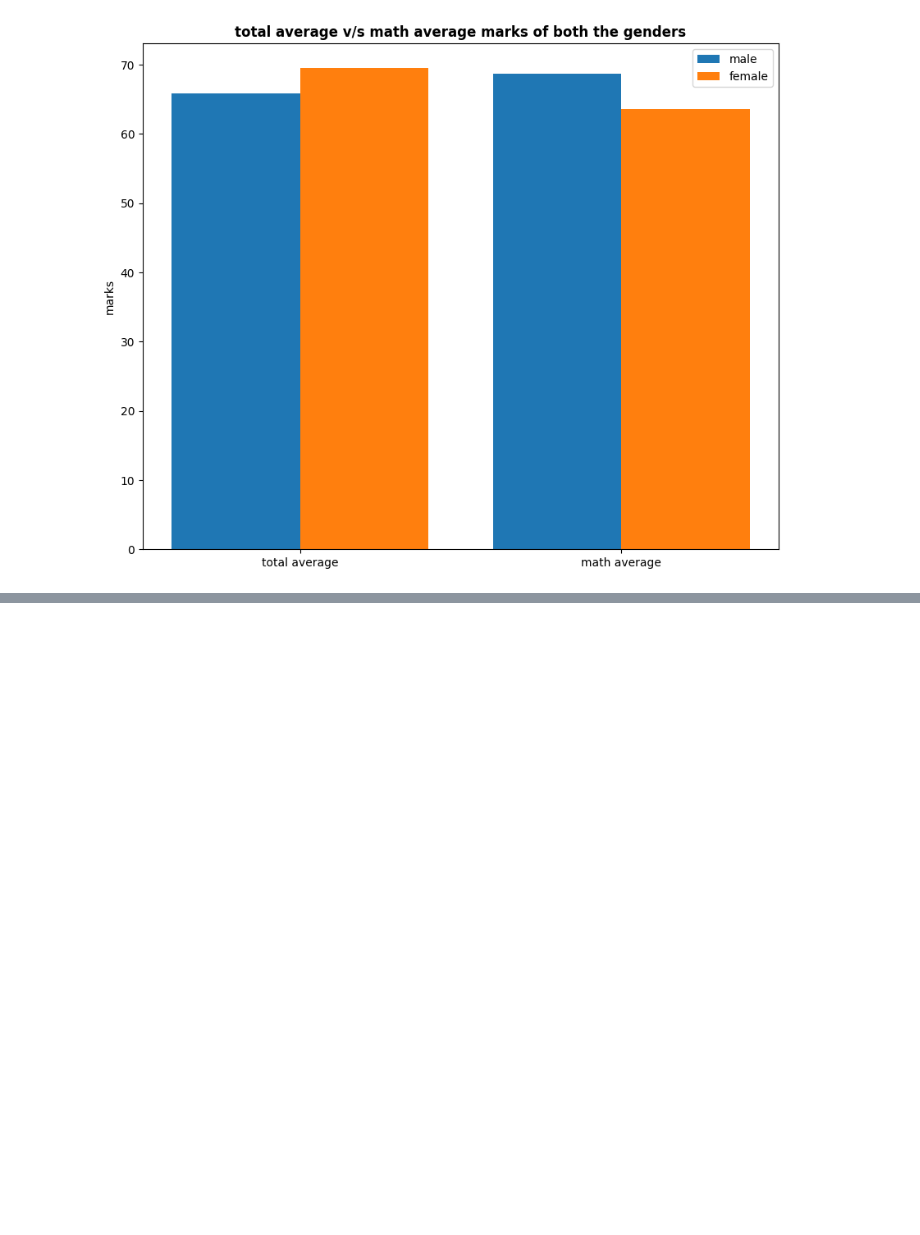
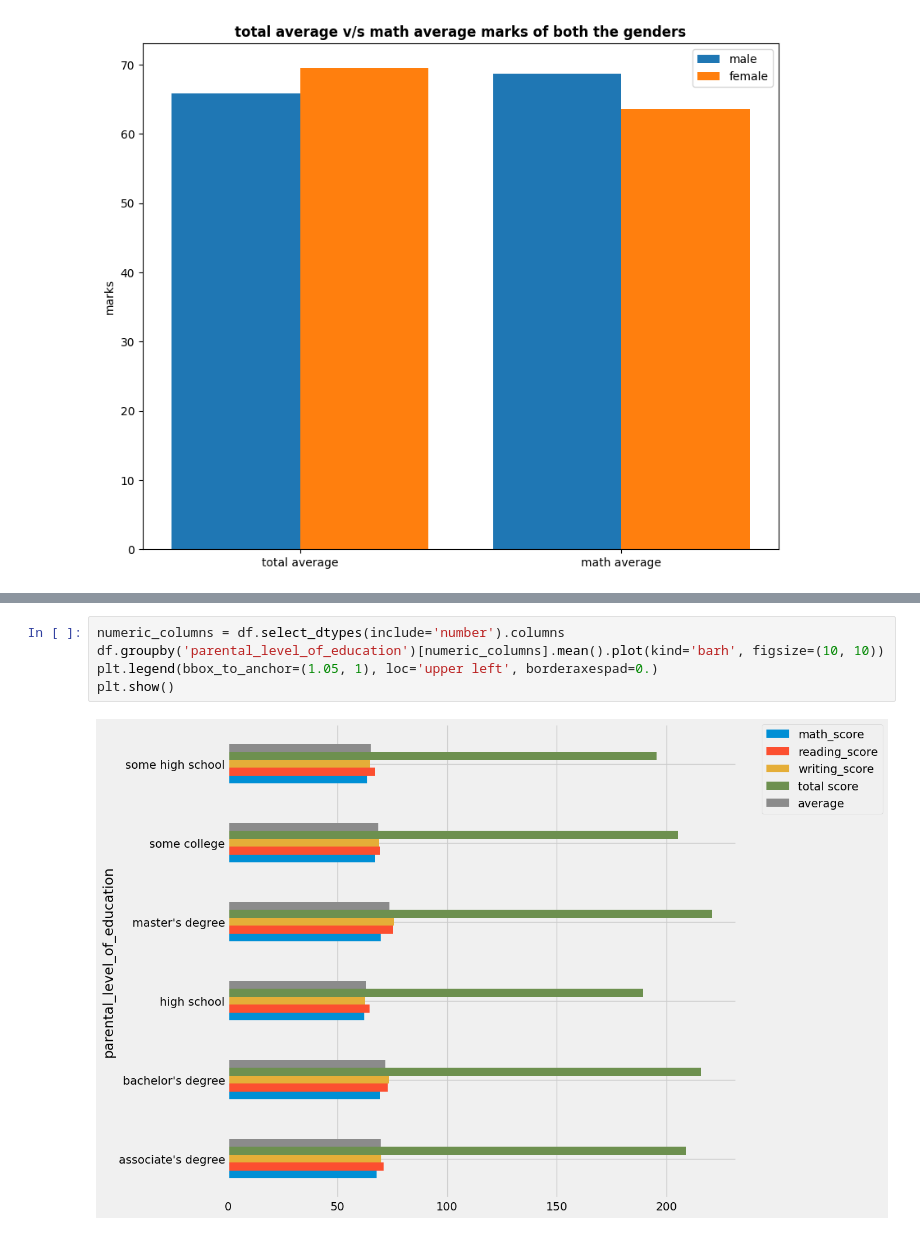
Before and after one commit to sm-1123/mlproject999, a Jupyter notebook: notebook/EDA STUDENT PERFORMANCE.ipynb, the cells around one changed output, grey strips where cells are left out. Saved outputs shown, nothing was run; the diff lists cells and outputs as text; blank space fills up the shorter version.

```diff
--- a/notebook/EDA STUDENT PERFORMANCE.ipynb
+++ b/notebook/EDA STUDENT PERFORMANCE.ipynb
@@ -325,0 +358,7 @@ NameError: name 'plt' is not defined
+# %%
+numeric_columns = df.select_dtypes(include='number').columns
+df.groupby('parental_level_of_education')[numeric_columns].mean().plot(kind='barh', figsize=(10, 10))
+plt.legend(bbox_to_anchor=(1.05, 1), loc='upper left', borderaxespad=0.)
+plt.show()
+# %% [output]
+[figure, added]
```
Also changed, not shown: parts of 8 cells of this notebook, 10 other files.
